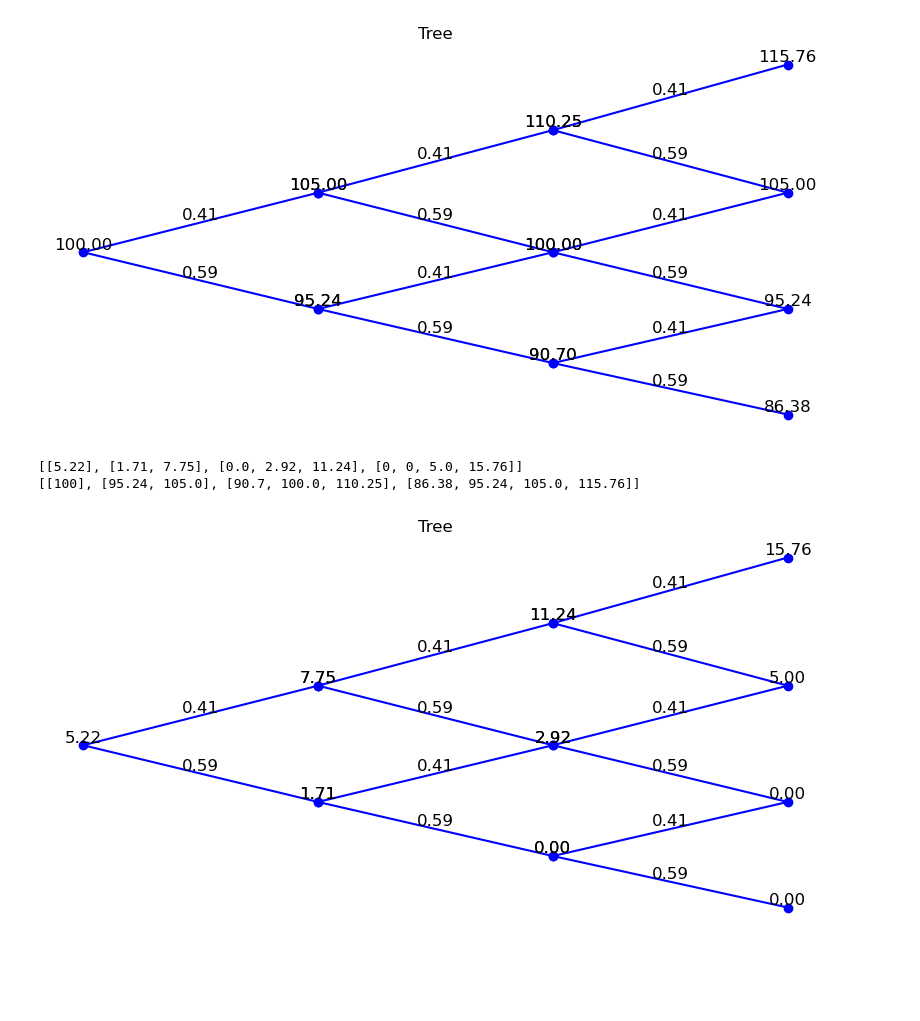
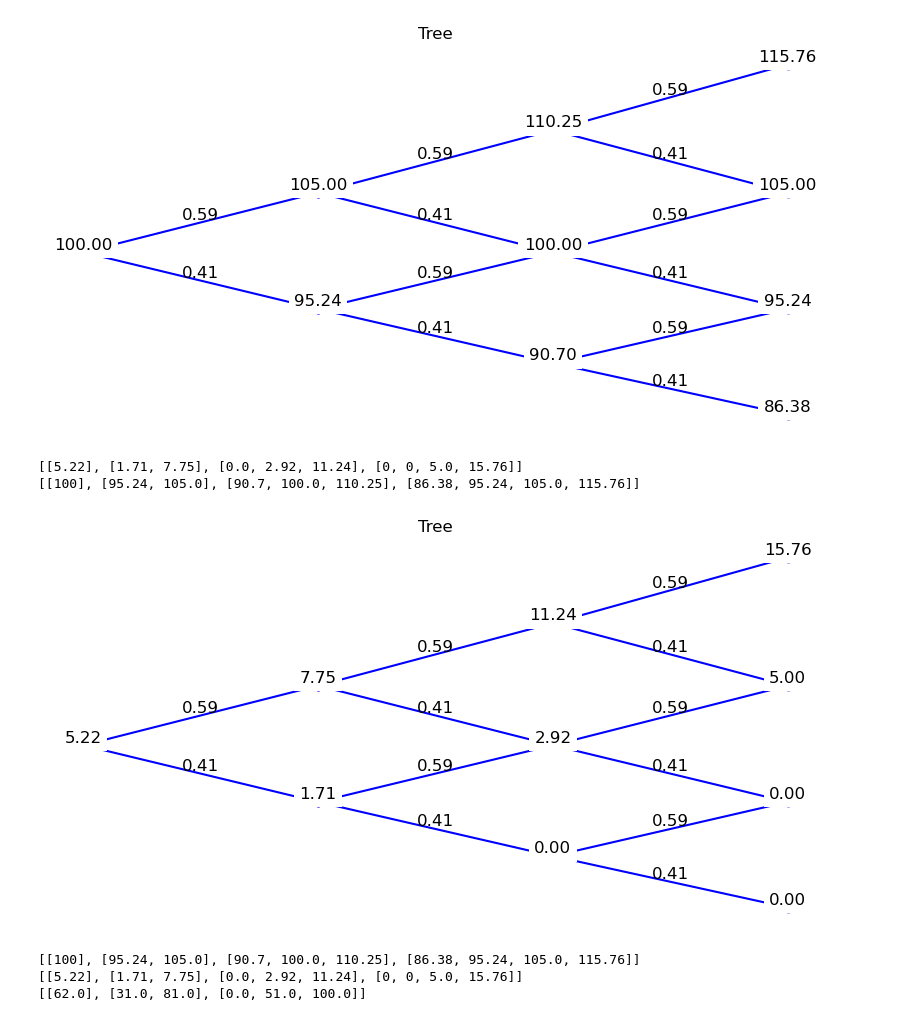
Before and after one commit to JamesRv21/Binomial-Options-Pricing-Model, a Jupyter notebook: binomialTree.ipynb, the cells around one changed output. Cells and saved outputs as stored; diff of their text form; code cells hidden in the pictures; blank space fills up the shorter version.

Commit message:
Added delta tree

```diff
--- a/binomialTree.ipynb
+++ b/binomialTree.ipynb
@@ -26,36 +26,36 @@ def create_level(previousLevel, up, down):
 pricingTree = [[spot]]
 count = 1
 while count <= depth:
     pricingTree.append(create_level(pricingTree[-1], up, down))
     count = count + 1
 
 mat = lil_matrix((depth+1, depth*2+1), dtype = np.float32)
 
 
 
 for i in range(depth+1):
             value = pricingTree[i]
             rows = np.zeros(i+1, dtype=np.int16) + i
             cols = np.arange(i+1)*2+depth-i
             mat[rows, cols] = value
 
 fig = plt.figure(figsize=[10, 5])
 plt.axis('off')
 plt.title('Tree')
 
 for i in range(depth):
     x = (np.arange(3 + i*2) % 2 == 0) + i
     y = np.arange(0, 2*(i+1)+1) - 1 + (depth-i)
     v = mat[x, y].toarray()[0]
     plt.plot(x, v, 'bo-')
     for i in range(len(x)- 1):
-         plt.text((x[i] + x[i+1]) / 2, (v[i] + v[i+1]) / 2, f'{abs(((i % 2) - p)):.2f}', fontsize=12, ha='center', va='bottom')
+         plt.text((x[i] + x[i+1]) / 2, (v[i] + v[i+1]) / 2, f'{1 - abs(((i % 2) - p)):.2f}', fontsize=12, ha='center', va='bottom')
 
 
     for xi, vi in zip(x, v):
-        plt.text(xi, vi, f'{vi:.2f}', fontsize=12, ha='center', va='bottom')
+        plt.text(xi, vi, f'{vi:.2f}', fontsize=12, ha='center', va='bottom', bbox=dict(facecolor='white', alpha=1, edgecolor='none'))
 # %% [output]
-[figure, old version]
+[figure, new version]
 # %%
 
 call_value_tree = []
@@ -94,12 +94,30 @@ for i in range(depth):
     call_v = call_mat[x, y].toarray()[0]
     plt.plot(x, v, 'bo-')
     for i in range(len(x)- 1):
-         plt.text((x[i] + x[i+1]) / 2, (v[i] + v[i+1]) / 2, f'{abs(((i % 2) - p)):.2f}', fontsize=12, ha='center', va='bottom')
+         plt.text((x[i] + x[i+1]) / 2, (v[i] + v[i+1]) / 2, f'{1 - abs(((i % 2) - p)):.2f}', fontsize=12, ha='center', va='bottom',)
 
 
     for xi, vi, ci in zip(x, v, call_v):
-        plt.text(xi, vi, f'{ci:.2f}', fontsize=12, ha='center', va='bottom')
+        plt.text(xi, vi, f'{ci:.2f}', fontsize=12, ha='center', va='bottom', bbox=dict(facecolor='white', alpha=1, edgecolor='none'))
 # %% [output]
 [[5.22], [1.71, 7.75], [0.0, 2.92, 11.24], [0, 0, 5.0, 15.76]]
 [[100], [95.24, 105.0], [90.7, 100.0, 110.25], [86.38, 95.24, 105.0, 115.76]]
-[figure, old version]
+[figure, new version]
+# %%
+print(pricingTree)
+print(call_value_tree)
+
+delta_tree = []
+
+for i in range(1, depth + 1):
+    priceTree = pricingTree[i]
+    callTree = call_value_tree[i]
+    currentLevel = []
+    for j in range(i):
+        currentLevel.append(round((callTree[j+1] - callTree[j]) / (priceTree[j+1] - priceTree[j])  * 100, 0))
+    delta_tree.append(currentLevel)
+print(delta_tree)
+# %% [output]
+[[100], [95.24, 105.0], [90.7, 100.0, 110.25], [86.38, 95.24, 105.0, 115.76]]
+[[5.22], [1.71, 7.75], [0.0, 2.92, 11.24], [0, 0, 5.0, 15.76]]
+[[62.0], [31.0, 81.0], [0.0, 51.0, 100.0]]
```
Also changed, not shown: parts of 2 cells of this notebook.
